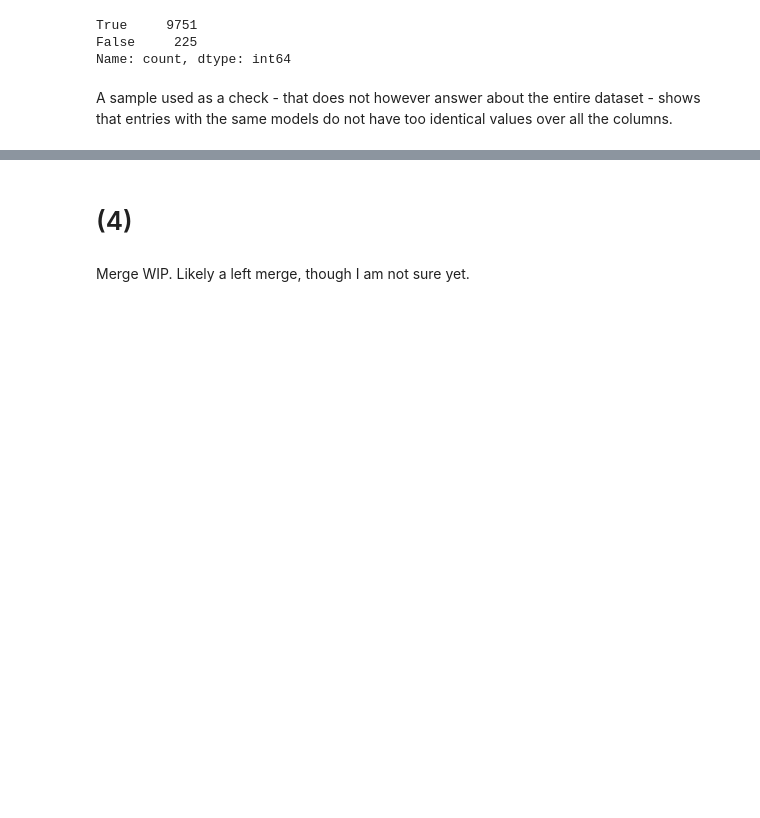
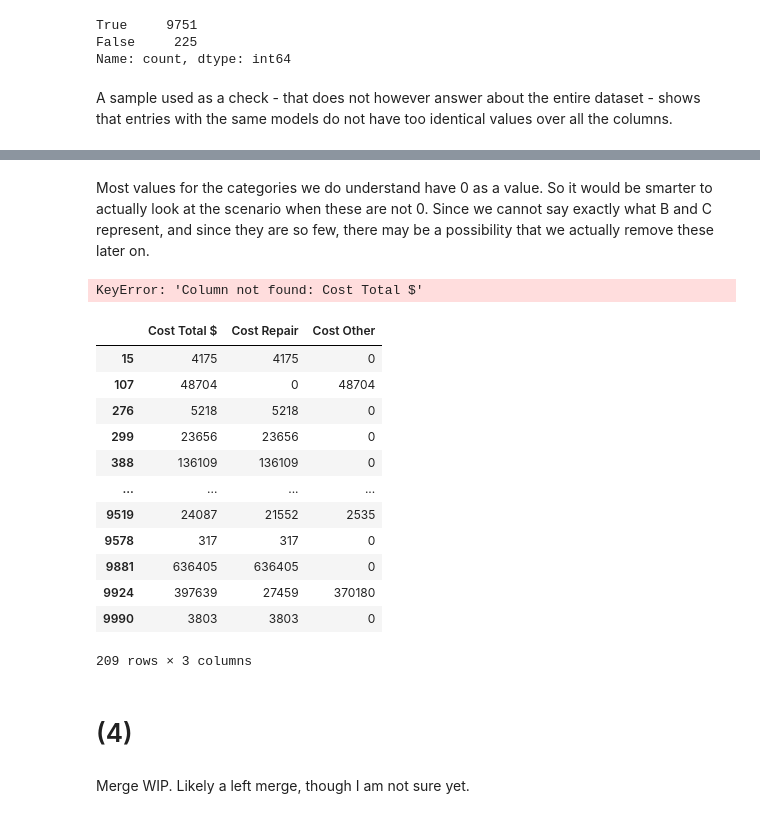
Before and after one commit to hotelFabie/LabComposition, a Jupyter notebook: Analysis & Visualization/Project/project.ipynb, the cells around one changed output, grey strips where cells are left out. Saved outputs shown, nothing was run; the diff lists cells and outputs as text; code cells hidden in the pictures; blank space fills up the shorter version.

```diff
--- a/Analysis & Visualization/Project/project.ipynb
+++ b/Analysis & Visualization/Project/project.ipynb
@@ -152,3 +217,30 @@ birdstrikes[birdstrikes.duplicated(subset = 'Aircraft Make Model')].head(20)
+# %% [markdown]
+Most values for the categories we do understand have 0 as a value.
+So it would be smarter to actually look at the scenario when these are not 0.
+Since we cannot say exactly what B and C represent, and since they are so few, there may be a possibility that we actually remove these later on.
+# %%
+birdstrikes.groupby('Effect Amount of damage',
+)['Cost Total $'].agg(['count', 'mean', 'median'])
+# %% [output]
+KeyError: 'Column not found: Cost Total $'
+# %%
+#We can check what the count, mean and median are on these, and see if they relate to each other or not.
+birdstrikes[birdstrikes['Cost Total $'] != 0][['Cost Total $', 'Cost Repair', 'Cost Other']]
+#If this is true, we can rename the column Cost Total $ so that it does not have that $, because these columns must look at the same thing, right?
+# %% [output]
+|  | Cost Total $ | Cost Repair | Cost Other |
+| 15 | 4175 | 4175 | 0 |
+| 107 | 48704 | 0 | 48704 |
+| 276 | 5218 | 5218 | 0 |
+| 299 | 23656 | 23656 | 0 |
+| 388 | 136109 | 136109 | 0 |
+| ... | ... | ... | ... |
+| 9519 | 24087 | 21552 | 2535 |
+| 9578 | 317 | 317 | 0 |
+| 9881 | 636405 | 636405 | 0 |
+| 9924 | 397639 | 27459 | 370180 |
+| 9990 | 3803 | 3803 | 0 |
+209 rows × 3 columns
 # %% [markdown]
 # (4)
 # %% [markdown]
```
Also changed, not shown: parts of 13 cells of this notebook.
